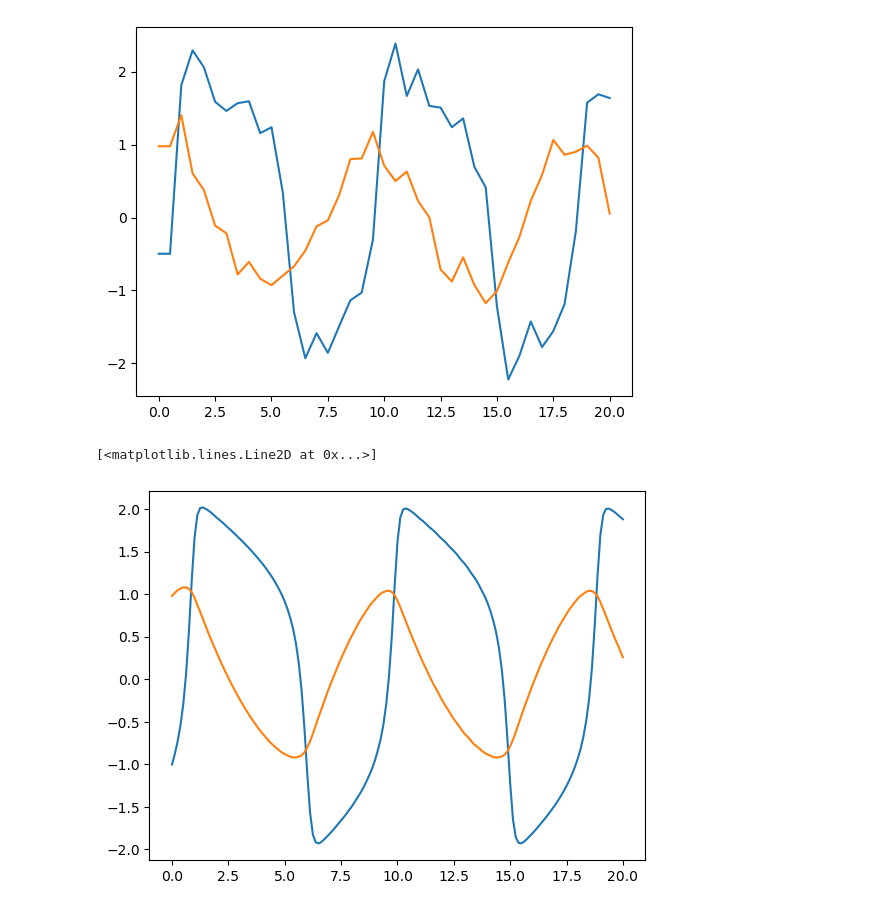
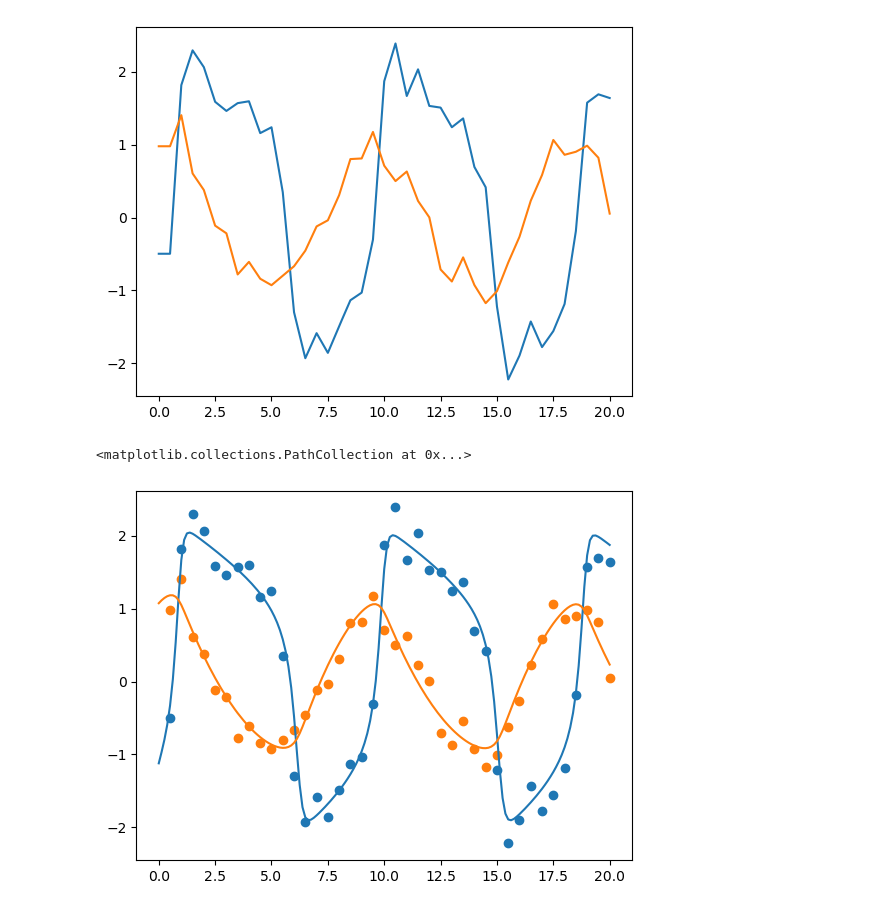
Before and after one commit to jsliu02/magi_msvgd, a Jupyter notebook: magi_msvgd/JAX Testing.ipynb, the cells around one changed output. Drawn from its saved outputs; the diff is of its cells as text; code cells hidden in the pictures.

```diff
--- a/magi_msvgd/JAX Testing.ipynb
+++ b/magi_msvgd/JAX Testing.ipynb
@@ -65,3 +65,7 @@ Elapsed time: 5.6396
 # %%
-solver.particles
+solver.particles = None
+start = time.time()
+thetas, Xs, sigmas = solver.solve(k=200, sigma_init=0.01, mitosis_splits=2, optimizer_kwargs={'learning_rate': 0.01}, atol=0.1, rtol=0, max_iter=1000)
+end = time.time()
+print(f"Elapsed time: {end - start:.4f}")
 # %% [output]
@@ -113,6 +122,8 @@ plt.plot(solver.I,  jnp.reshape(solver.particles_init[solver.p:solver.p+solver.D
 # %%
 plt.plot(solver.I, X.mean(axis=0)[:,0])
 plt.plot(solver.I, X.mean(axis=0)[:,1])
+plt.scatter(data[:,0], data[:,1])
+plt.scatter(data[:,0], data[:,2])
 # %% [output]
-[<matplotlib.lines.Line2D at 0x...>]
+<matplotlib.collections.PathCollection at 0x...>
-[figure, old version]
+[figure, new version]
```
Also changed, not shown: parts of 8 cells of this notebook, 3 other files.
